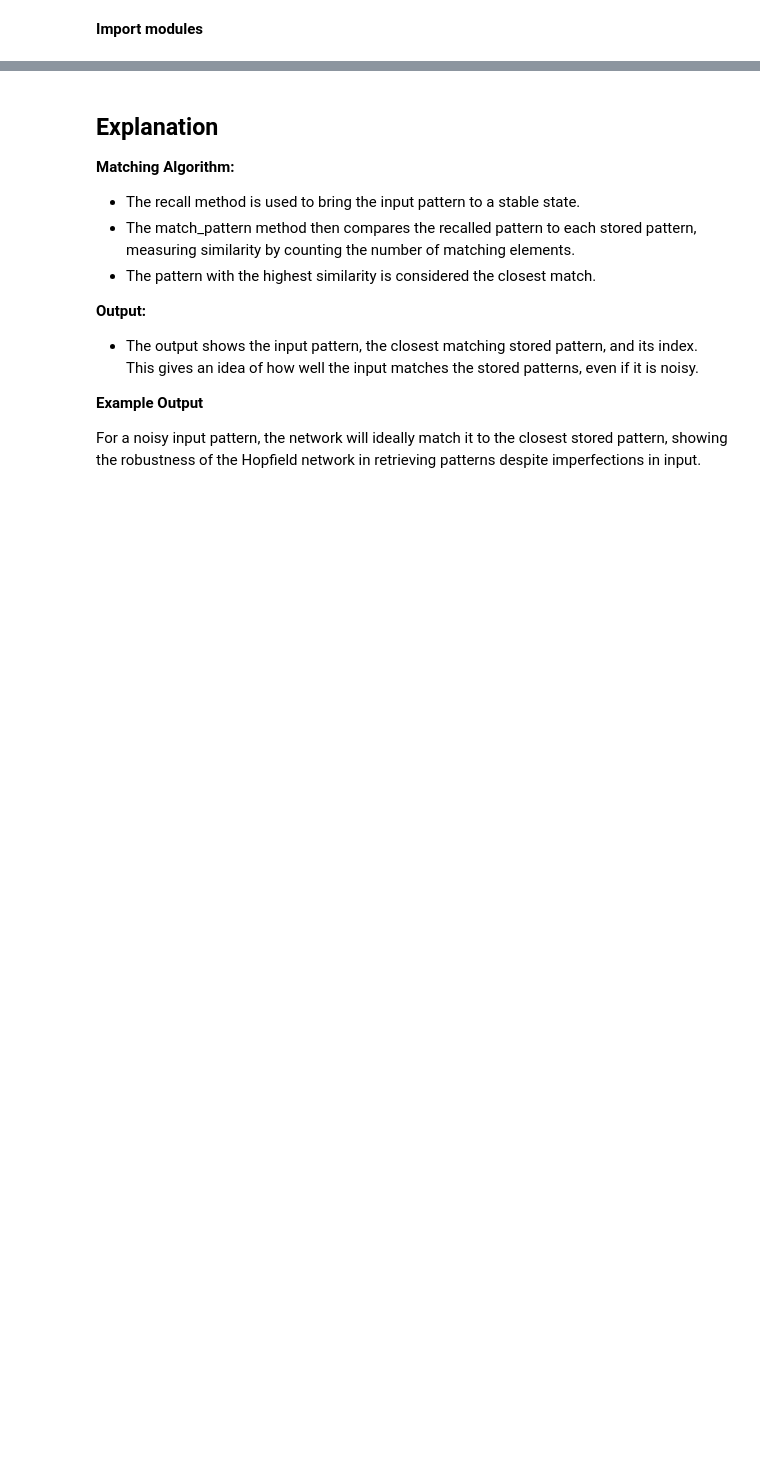
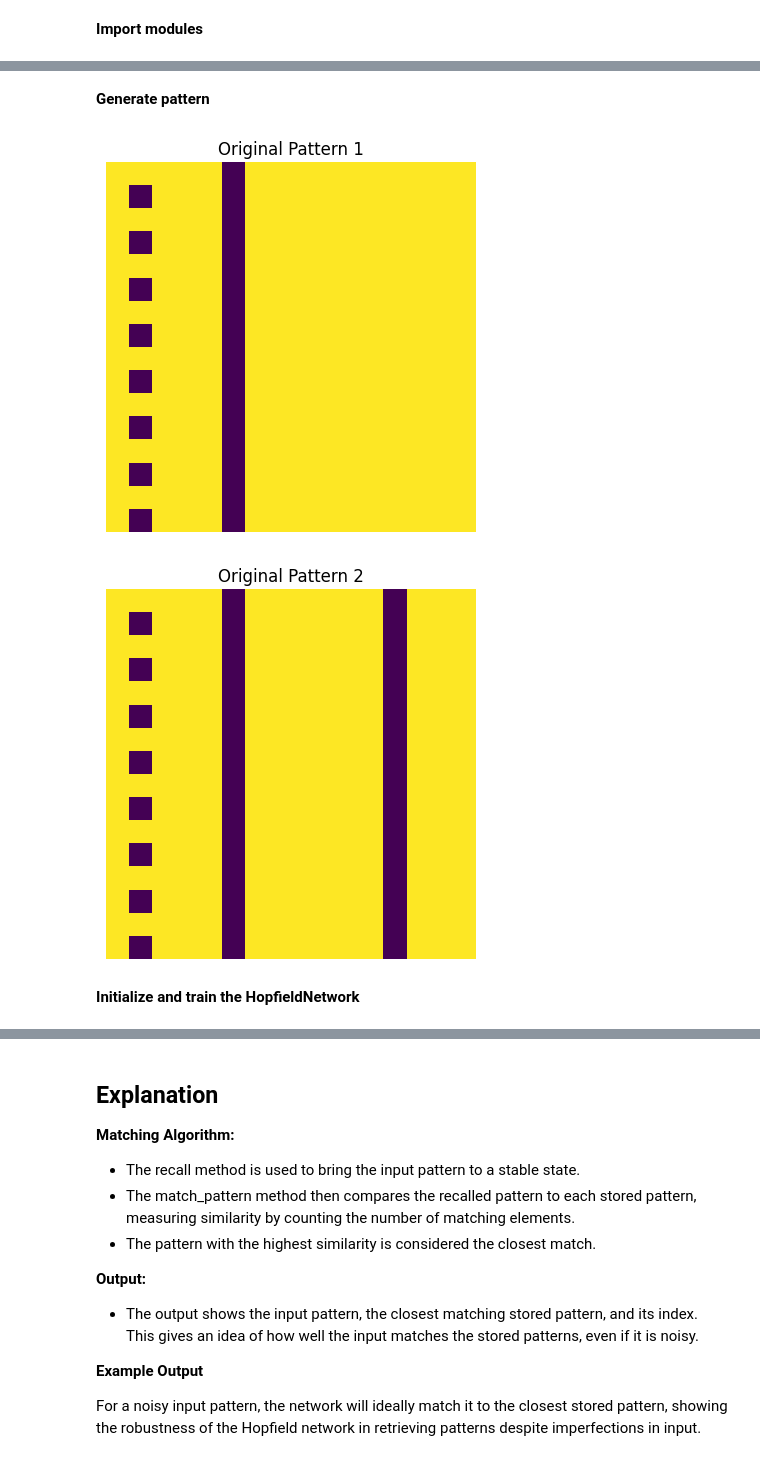
Before and after one commit to tritranhuuminh/Hopfield_network, a Jupyter notebook: Hopfield_Network.ipynb, the cells around one changed output, grey strips where cells are left out. Drawn from its saved outputs; the diff is of its cells as text; code cells hidden in the pictures; blank space fills up the shorter version.

```diff
--- a/Hopfield_Network.ipynb
+++ b/Hopfield_Network.ipynb
@@ -158,0 +136,49 @@ Index of closest matching pattern: 0
+# %% [markdown]
+**Generate pattern**
+# %%
+# Generate and train on patterns
+data_1 = [[1, 1, 1, 1, 1 ,-1,1,1,1,1,1,1,1,1,1,1],
+       [1, -1, 1, 1, 1 ,-1,1,1,1,1,1,1,1,1,1,1],
+       [1, 1, 1, 1, 1 ,-1,1,1,1,1,1,1,1,1,1,1],
+       [1, -1, 1, 1, 1 ,-1,1,1,1,1,1,1,1,1,1,1],
+       [1, 1, 1, 1, 1 ,-1,1,1,1,1,1,1,1,1,1,1],
+       [1, -1, 1, 1, 1 ,-1,1,1,1,1,1,1,1,1,1,1],
+       [1, 1, 1, 1, 1 ,-1,1,1,1,1,1,1,1,1,1,1],
+       [1, -1, 1, 1, 1 ,-1,1,1,1,1,1,1,1,1,1,1],
+       [1, 1, 1, 1, 1 ,-1,1,1,1,1,1,1,1,1,1,1],
+       [1, -1, 1, 1, 1 ,-1,1,1,1,1,1,1,1,1,1,1],
+       [1, 1, 1, 1, 1 ,-1,1,1,1,1,1,1,1,1,1,1],
+       [1, -1, 1, 1, 1 ,-1,1,1,1,1,1,1,1,1,1,1],
+       [1, 1, 1, 1, 1 ,-1,1,1,1,1,1,1,1,1,1,1],
+       [1, -1, 1, 1, 1 ,-1,1,1,1,1,1,1,1,1,1,1],
+       [1, 1, 1, 1, 1 ,-1,1,1,1,1,1,1,1,1,1,1],
+       [1, -1, 1, 1, 1 ,-1,1,1,1,1,1,1,1,1,1,1]]
+
+data_2 = [[1, 1, 1, 1, 1 ,-1,1,1,1,1,1,1,-1,1,1,1],
+       [1, -1, 1, 1, 1 ,-1,1,1,1,1,1,1,-1,1,1,1],
+       [1, 1, 1, 1, 1 ,-1,1,1,1,1,1,1,-1,1,1,1],
+       [1, -1, 1, 1, 1 ,-1,1,1,1,1,1,1,-1,1,1,1],
+       [1, 1, 1, 1, 1 ,-1,1,1,1,1,1,1,-1,1,1,1],
+       [1, -1, 1, 1, 1 ,-1,1,1,1,1,1,1,-1,1,1,1],
+       [1, 1, 1, 1, 1 ,-1,1,1,1,1,1,1,-1,1,1,1],
+       [1, -1, 1, 1, 1 ,-1,1,1,1,1,1,1,-1,1,1,1],
+       [1, 1, 1, 1, 1 ,-1,1,1,1,1,1,1,-1,1,1,1],
+       [1, -1, 1, 1, 1 ,-1,1,1,1,1,1,1,-1,1,1,1],
+       [1, 1, 1, 1, 1 ,-1,1,1,1,1,1,1,-1,1,1,1],
+       [1, -1, 1, 1, 1 ,-1,1,1,1,1,1,1,-1,1,1,1],
+       [1, 1, 1, 1, 1 ,-1,1,1,1,1,1,1,-1,1,1,1],
+       [1, -1, 1, 1, 1 ,-1,1,1,1,1,1,1,-1,1,1,1],
+       [1, 1, 1, 1, 1 ,-1,1,1,1,1,1,1,-1,1,1,1],
+       [1, -1, 1, 1, 1 ,-1,1,1,1,1,1,1,-1,1,1,1]]
+pattern1 = np.array(data_1)
+pattern2 = np.array(data_2)
+patterns = [pattern1, pattern2]
+
+# Plot the original patterns
+hopfield_net.plot_pattern(pattern1, "Original Pattern 1")
+hopfield_net.plot_pattern(pattern2, "Original Pattern 2")
+# %% [output]
+[figure, added]
+[figure, added]
+# %% [markdown]
+**Initialize and train the HopfieldNetwork**
```
Also changed, not shown: parts of 8 cells of this notebook.
